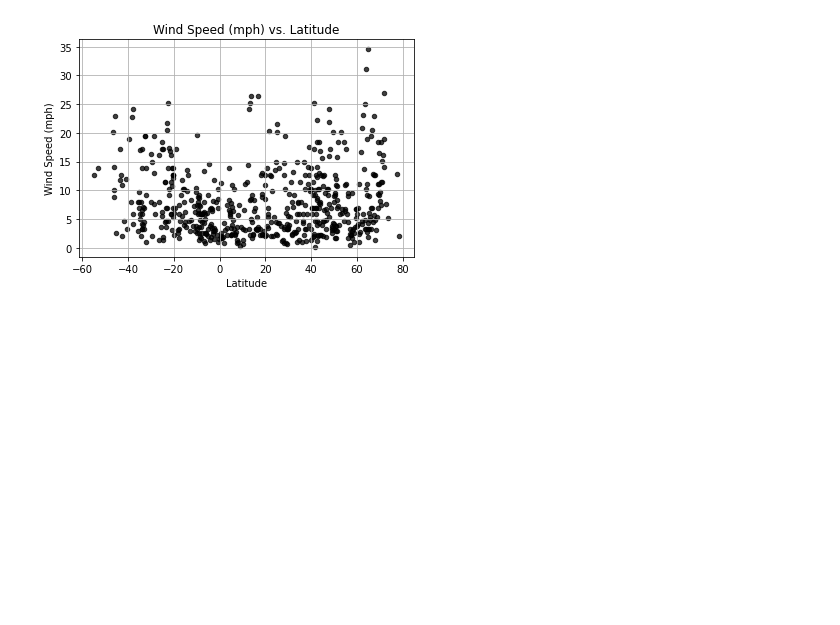
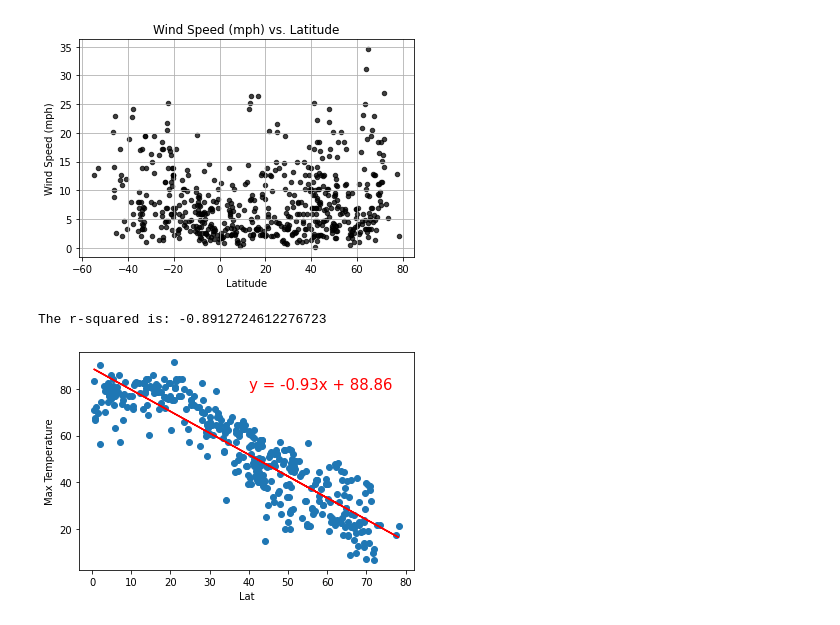
Before and after one commit to rpatel10491/python-api-challenge, a Jupyter notebook: WeatherPy/WeatherPy.ipynb, the cells around one changed output. Saved outputs shown, nothing was run; the diff lists cells and outputs as text; code cells hidden in the pictures; blank space fills up the shorter version.

Commit message:
linear regression updated

```diff
--- a/WeatherPy/WeatherPy.ipynb
+++ b/WeatherPy/WeatherPy.ipynb
@@ -232,0 +184,30 @@ def plot_linear_regr(df, hemisphere, column_1, column_2, x_name, y_name):
+# %%
+northern = weather_df.loc[weather_df["Lat"] >= 0.0]
+northern.reset_index(inplace=True)
+
+southern = weather_df.loc[weather_df["Lat"] < 0.0]
+southern.reset_index(inplace=True)
+# %%
+def plotLinearRegression(xdata,ydata,xlbl,ylbl,lblpos,ifig):
+    (slope, intercept, rvalue, pvalue, stderr) = linregress(xdata, ydata)
+    print(f"The r-squared is: {rvalue}")
+    regress_values = xdata * slope + intercept
+    line_eq = "y = " + str(round(slope,2)) + "x + " + str(round(intercept,2))
+
+    plt.scatter(xdata,ydata)
+    plt.plot(xdata,regress_values,"r-")
+    plt.annotate(line_eq,lblpos,fontsize=15,color="red")
+    plt.xlabel(xlbl)
+    plt.ylabel(ylbl)
+    plt.savefig(f"fig{ifig}.png")
+    plt.show()
+# %%
+# Northern Hemisphere - Temperature (F) vs. Latitude
+
+xlbl = "Lat"
+ylbl = "Max Temperature"
+lblpos = (40,80)
+plotLinearRegression(northern[xlbl],northern[ylbl],xlbl,ylbl,lblpos,5)
+# %% [output]
+The r-squared is: -0.8912724612276723
+[figure, added]
```
Also changed, not shown: parts of 9 cells of this notebook, 6 other files.
